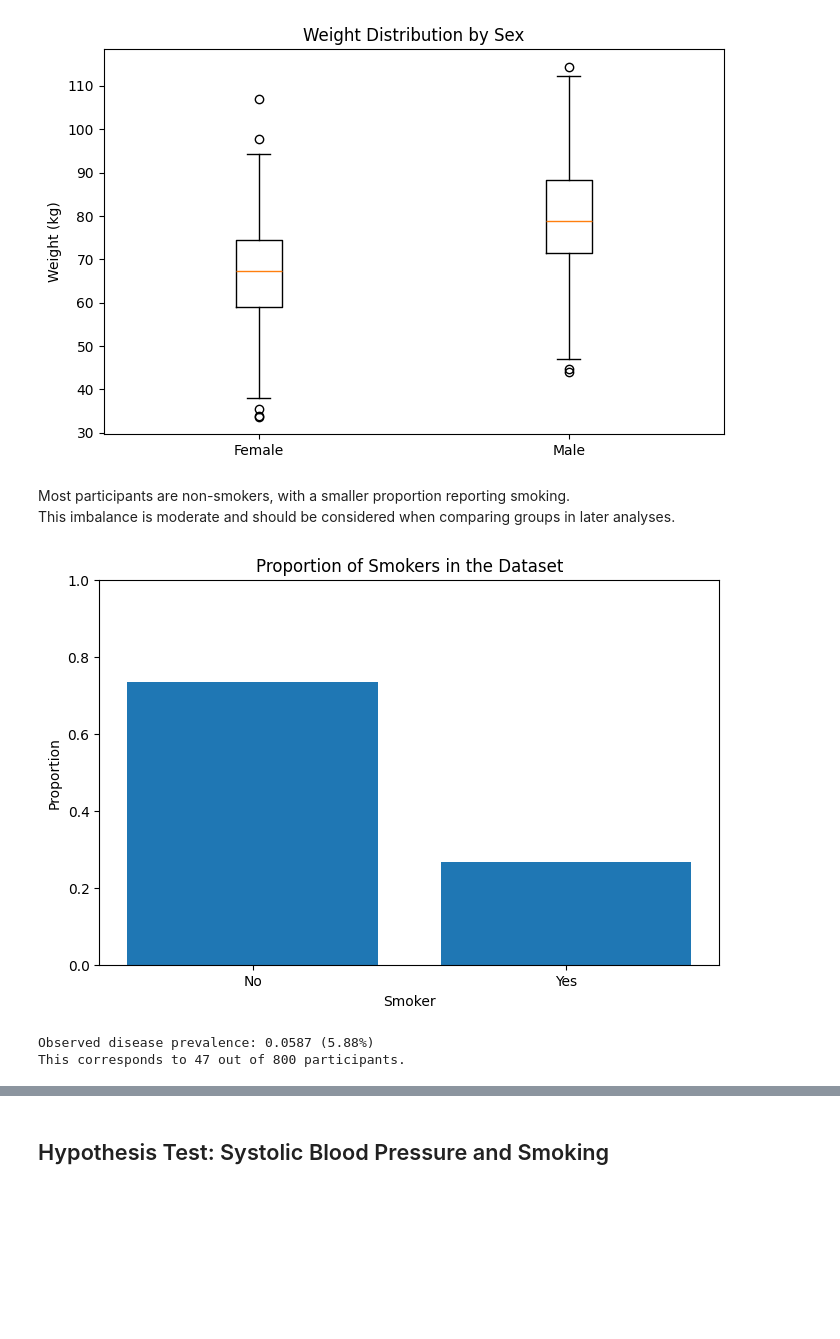
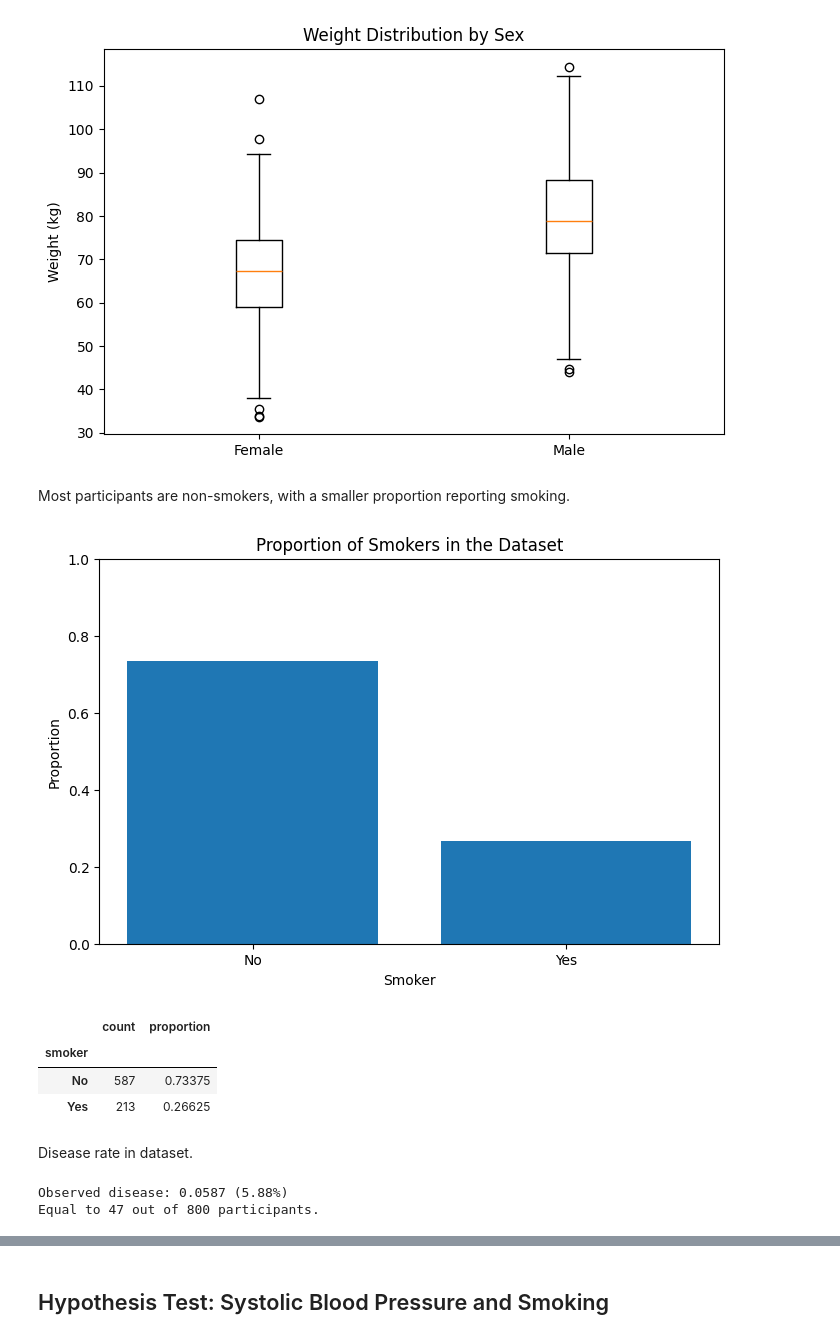
Before and after one commit to Realytica/health_study, a Jupyter notebook: notebooks/part_1_health_study.ipynb, the cells around one changed output, grey strips where cells are left out. Drawn from its saved outputs; the diff is of its cells as text; code cells hidden in the pictures; blank space fills up the shorter version.

```diff
--- a/notebooks/part_1_health_study.ipynb
+++ b/notebooks/part_1_health_study.ipynb
@@ -163,28 +171,37 @@ plt.show()
 # %% [output]
 [figure]
 # %% [markdown]
-Most participants are non-smokers, with a smaller proportion reporting smoking.\
-This imbalance is moderate and should be considered when comparing groups in later analyses.
+Most participants are non-smokers, with a smaller proportion reporting smoking.
 # %%
 smoker_counts = df["smoker"].value_counts()
 smoker_proportions = smoker_counts / len(df)
 
 plt.figure(figsize=(8, 5))
 plt.bar(smoker_proportions.index, smoker_proportions.values)
 plt.ylabel("Proportion")
 plt.xlabel("Smoker")
 plt.title("Proportion of Smokers in the Dataset")
 plt.ylim(0, 1)
 plt.show()
+
+counts = df["smoker"].value_counts(dropna=False)
+proportions = df["smoker"].value_counts(normalize=True, dropna=False)
+
+pd.DataFrame({"count": counts,"proportion": proportions})
 # %% [output]
 [figure]
+|  | count | proportion |
+| smoker |  |  |
+| No | 587 | 0.73375 |
+| Yes | 213 | 0.26625 |
+# %% [markdown]
+Disease rate in dataset.
 # %%
 observed_disease_rate = df["disease"].mean()
-observed_disease_rate
 
-print(f"Observed disease prevalence: {observed_disease_rate:.4f} ({observed_disease_rate:.2%})")
-print(f"This corresponds to {df['disease'].sum()} out of {len(df)} participants.")
+print(f"Observed disease: {observed_disease_rate:.4f} ({observed_disease_rate:.2%})")
+print(f"Equal to {df["disease"].sum()} out of {len(df)} participants.")
 # %% [output]
-Observed disease prevalence: 0.0587 (5.88%)
-This corresponds to 47 out of 800 participants.
+Observed disease: 0.0587 (5.88%)
+Equal to 47 out of 800 participants.
 # %% [markdown]
```
Also changed, not shown: parts of 22 cells of this notebook.
